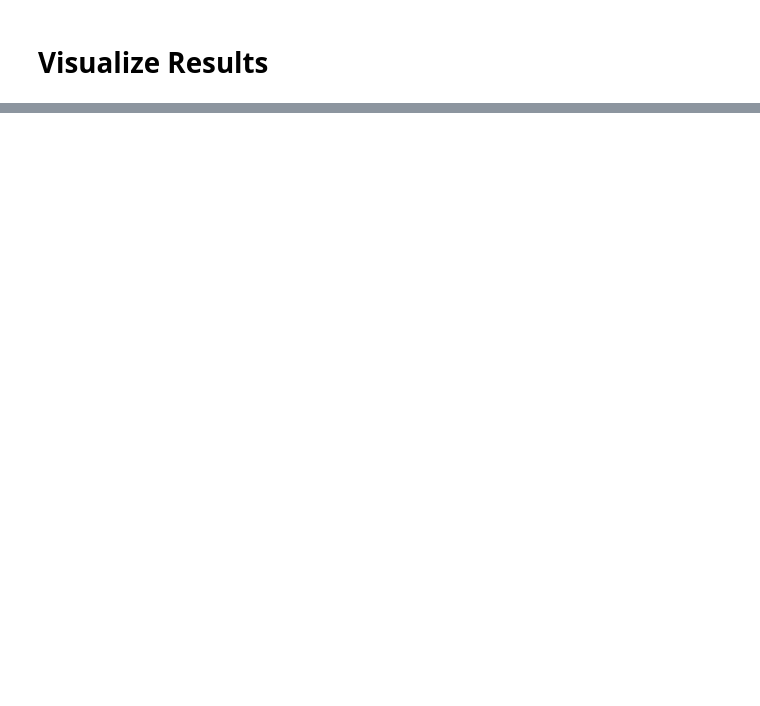
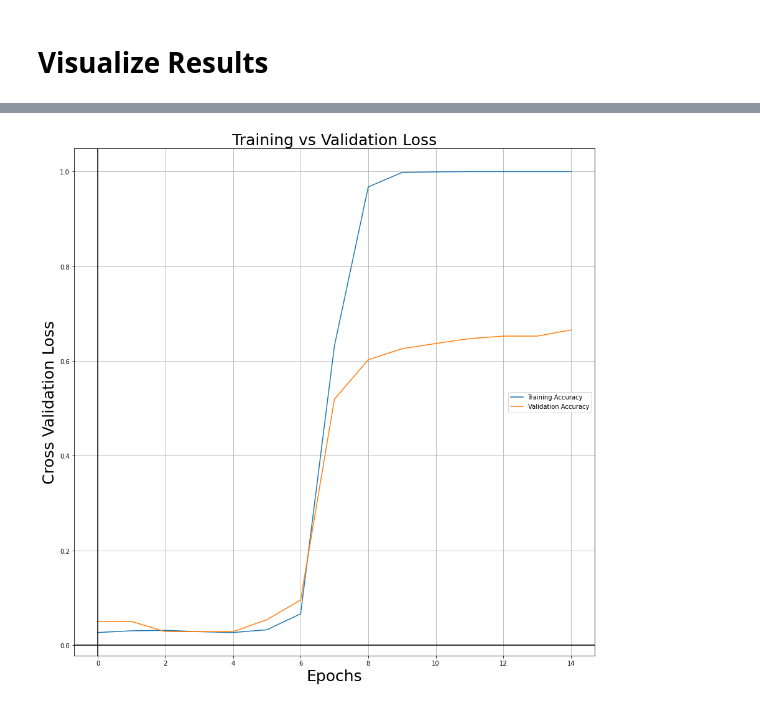
Before and after one commit to AnukoolPurohit/NMA-HandWriting-BCI, a Jupyter notebook: nbs/04_Databunch_and_Trainer.ipynb, the cells around one changed output, grey strips where cells are left out. Cells and saved outputs as stored; diff of their text form; code cells hidden in the pictures; blank space fills up the shorter version.

```diff
--- a/nbs/04_Databunch_and_Trainer.ipynb
+++ b/nbs/04_Databunch_and_Trainer.ipynb
@@ -84,0 +93,16 @@ plt.plot(trainer.logger.valid_losses)
+# %%
+text_size = 25
+figure_size = (15, 15)
+plt.figure(figsize=figure_size)
+plt.plot(trainer.logger.train_metrics.accuracy.metric)
+plt.plot(trainer.logger.valid_metrics.accuracy.metric)
+plt.grid()
+plt.axhline(0, color="black")
+plt.axvline(0, color="black")
+plt.title("Training vs Validation Loss", size=text_size)
+plt.xlabel("Epochs", size=text_size)
+plt.ylabel("Cross Validation Loss", size=text_size)
+plt.legend(["Training Accuracy", "Validation Accuracy"])
+plt.show()
+# %% [output]
+[figure, added]
```
Also changed, not shown: parts of 8 cells of this notebook, 5 other files.
